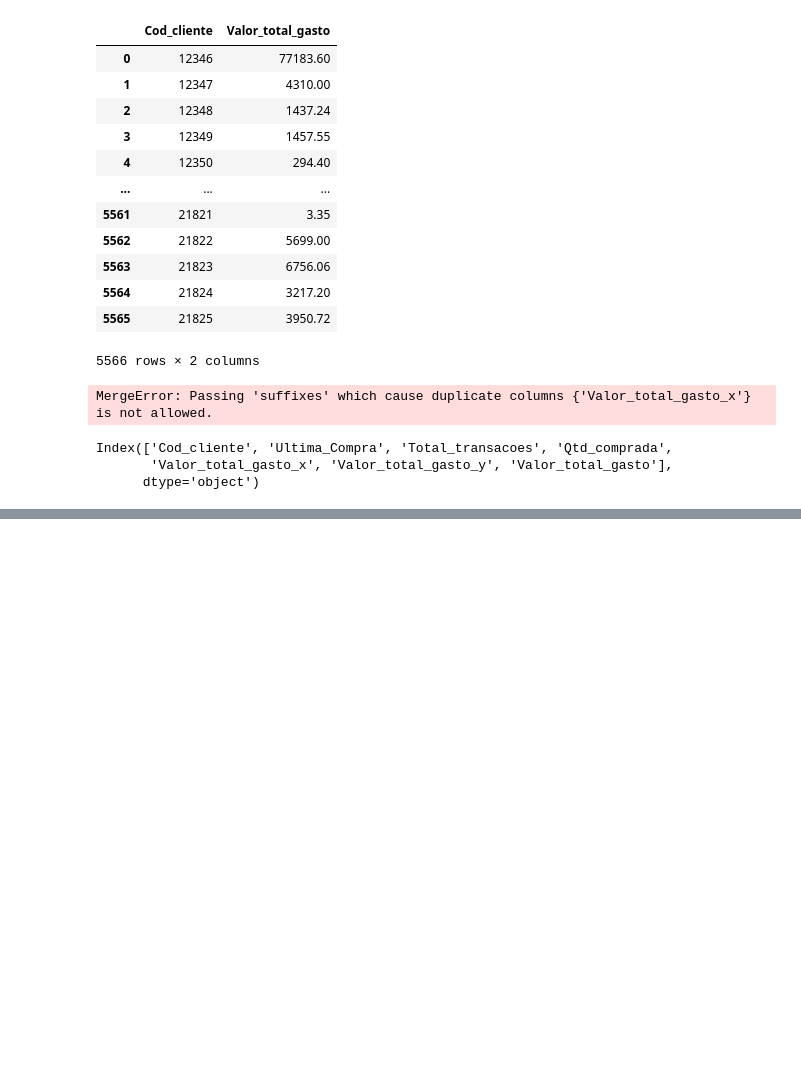
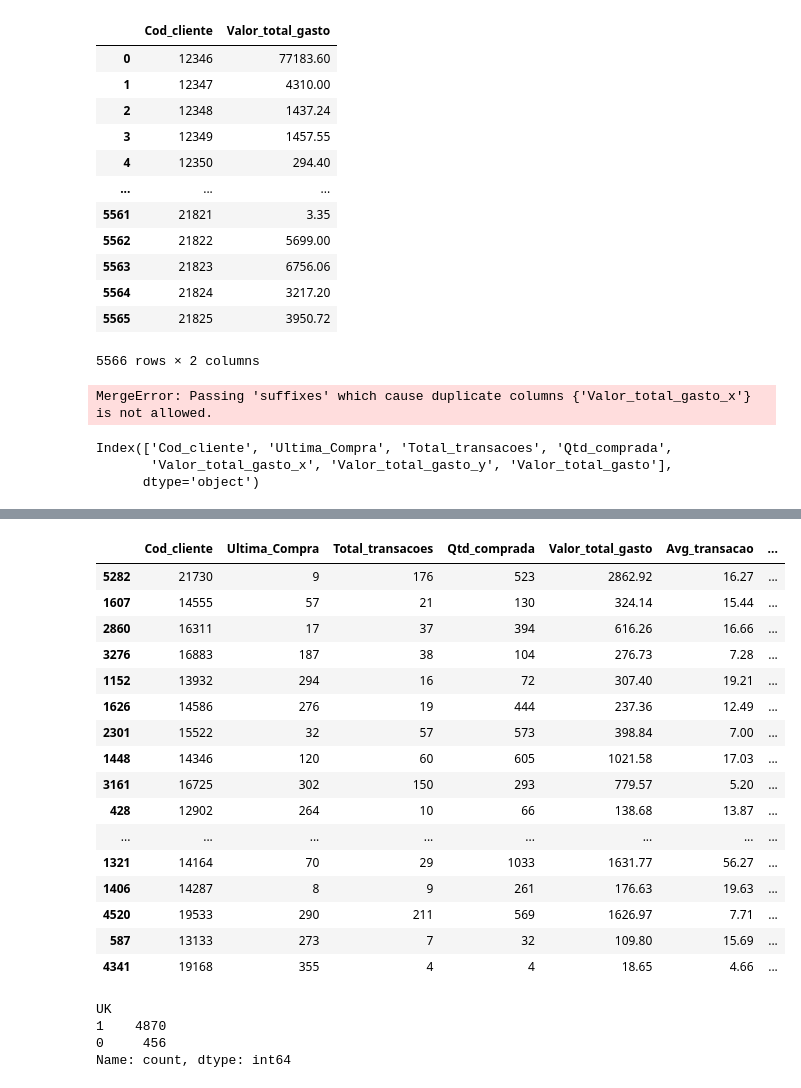
Before and after one commit to alyssonmontovanelli/segmentacao_Clientes_Ecomerce, a Jupyter notebook: EDA/02_EDA_Eng_Atributos_2.ipynb, the cells around one changed output, grey strips where cells are left out. Drawn from its saved outputs; the diff is of its cells as text; code cells hidden in the pictures; blank space fills up the shorter version.

```diff
--- a/EDA/02_EDA_Eng_Atributos_2.ipynb
+++ b/EDA/02_EDA_Eng_Atributos_2.ipynb
@@ -336,0 +438,6 @@ dados['Hora'] = dados['Horario_venda'].dt.hour
+# %%
+# Atribuindo 0 ou 1 para a variável 'UK'
+
+dados_UK = dados.groupby('Cod_cliente')['Pais'].unique().reset_index(name = 'UK')
+dados_UK['UK'] = dados_UK['UK'].apply(lambda x: 1 if 'United Kingdom' in x else 0)
+dados_UK.head()
@@ -336,0 +451,5 @@ dados['Hora'] = dados['Horario_venda'].dt.hour
+# %%
+dados_clientes = pd.merge(dados_clientes, dados_UK, on = 'Cod_cliente')
+# %%
+dados_clientes = dados_clientes.drop(columns=['UK_x', 'UK_y'])
+dados_clientes
@@ -336,0 +488,32 @@ dados['Hora'] = dados['Horario_venda'].dt.hour
+# %%
+monthly_spending = dados.groupby(['Cod_cliente', 'Ano', 'Mes'])['Valor_total'].sum().reset_index()
+
+# Calculate Seasonal Buying Patterns: We are using monthly frequency as a proxy for seasonal buying patterns
+seasonal_buying_patterns = monthly_spending.groupby('Cod_cliente')['Valor_total'].agg(['mean', 'std']).reset_index()
+seasonal_buying_patterns.rename(columns={'mean': 'Monthly_Spending_Mean', 'std': 'Monthly_Spending_Std'}, inplace=True)
+
+# Replace NaN values in Monthly_Spending_Std with 0, implying no variability for customers with single transaction month
+seasonal_buying_patterns['Monthly_Spending_Std'].fillna(0, inplace=True)
+
+# Calculate Trends in Spending
+# We are using the slope of the linear trend line fitted to the customer's spending over time as an indicator of spending trends
+def calculate_trend(spend_data):
+    # If there are more than one data points, we calculate the trend using linear regression
+    if len(spend_data) > 1:
+        x = np.arange(len(spend_data))
+        slope, _, _, _, _ = linregress(x, spend_data)
+        return slope
+    # If there is only one data point, no trend can be calculated, hence we return 0
+    else:
+        return 0
+
+# Apply the calculate_trend function to find the spending trend for each customer
+spending_trends = monthly_spending.groupby('Cod_cliente')['Valor_total'].apply(calculate_trend).reset_index()
+spending_trends.rename(columns={'Valor_total': 'Tendencia_gastos'}, inplace=True)
+
+# Merge the new features into the customer_data dataframe
+dados_clientes = pd.merge(dados_clientes, seasonal_buying_patterns, on='Cod_cliente')
+dados_clientes = pd.merge(dados_clientes, spending_trends, on='Cod_cliente')
+
+# Display the first few rows of the customer_data dataframe
+dados_clientes.head()
@@ -336,0 +527,27 @@ dados['Hora'] = dados['Horario_venda'].dt.hour
+# %%
+dados_clientes.sample(50)
+# %% [output]
+|  | Cod_cliente | Ultima_Compra | Total_transacoes | Qtd_comprada | Valor_total_gasto | Avg_transacao | ... |
+| 5282 | 21730 | 9 | 176 | 523 | 2862.92 | 16.27 | ... |
+| 1607 | 14555 | 57 | 21 | 130 | 324.14 | 15.44 | ... |
+| 2860 | 16311 | 17 | 37 | 394 | 616.26 | 16.66 | ... |
+| 3276 | 16883 | 187 | 38 | 104 | 276.73 | 7.28 | ... |
+| 1152 | 13932 | 294 | 16 | 72 | 307.40 | 19.21 | ... |
+| 1626 | 14586 | 276 | 19 | 444 | 237.36 | 12.49 | ... |
+| 2301 | 15522 | 32 | 57 | 573 | 398.84 | 7.00 | ... |
+| 1448 | 14346 | 120 | 60 | 605 | 1021.58 | 17.03 | ... |
+| 3161 | 16725 | 302 | 150 | 293 | 779.57 | 5.20 | ... |
+| 428 | 12902 | 264 | 10 | 66 | 138.68 | 13.87 | ... |
+| ... | ... | ... | ... | ... | ... | ... | ... |
+| 1321 | 14164 | 70 | 29 | 1033 | 1631.77 | 56.27 | ... |
+| 1406 | 14287 | 8 | 9 | 261 | 176.63 | 19.63 | ... |
+| 4520 | 19533 | 290 | 211 | 569 | 1626.97 | 7.71 | ... |
+| 587 | 13133 | 273 | 7 | 32 | 109.80 | 15.69 | ... |
+| 4341 | 19168 | 355 | 4 | 4 | 18.65 | 4.66 | ... |
+# %%
+dados_clientes['UK'].value_counts()
+# %% [output]
+UK
+1    4870
+0     456
+Name: count, dtype: int64
```
Also changed, not shown: parts of 22 cells of this notebook.
